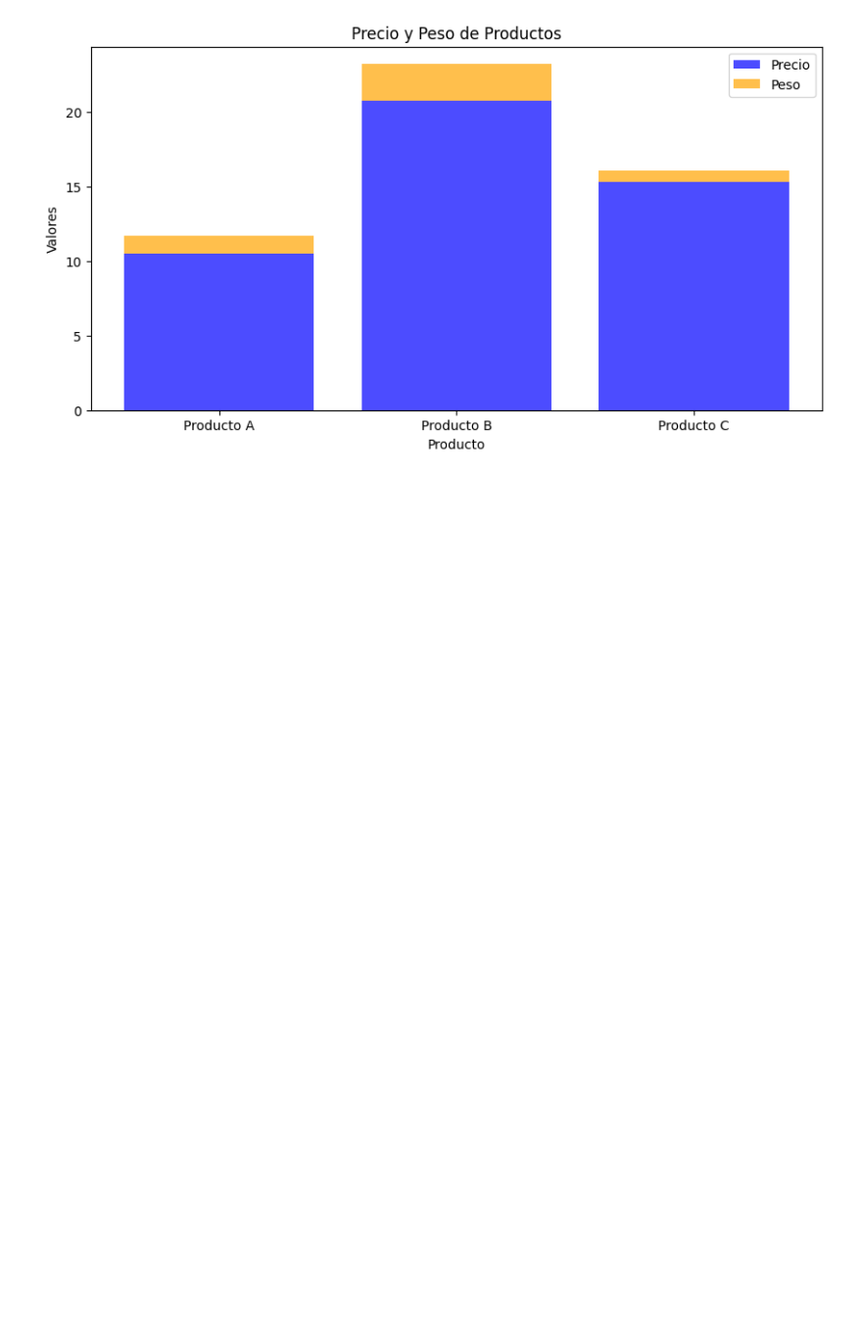
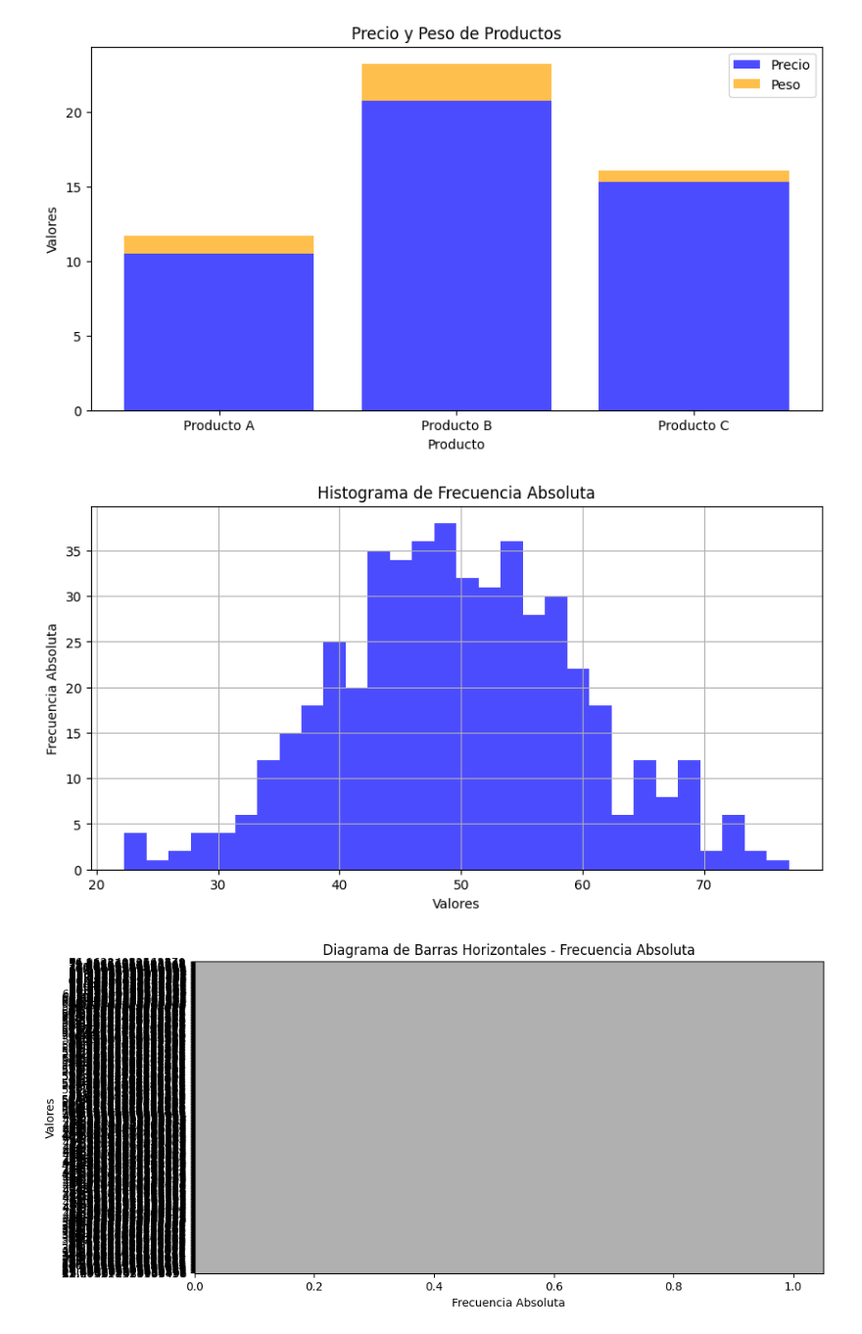
Before and after one commit to MoonAguilar/Tablas-de-frecuencias-Verano, a Jupyter notebook: Andycont.ipynb, the cells around one changed output. Shown at 98% size. Saved outputs shown, nothing was run; the diff lists cells and outputs as text; code cells hidden in the pictures; blank space fills up the shorter version.

```diff
--- a/Andycont.ipynb
+++ b/Andycont.ipynb
@@ -30,3 +30,69 @@ plt.show()
 1  Producto B         20.75         3        2.5
 2  Producto C         15.30         8        0.8
 [figure]
+# %%
+import pandas as pd
+import numpy as np
+import matplotlib.pyplot as plt
+
+# Generar 500 datos aleatorios
+np.random.seed(0)  # Para reproducibilidad
+data = np.random.normal(loc=50, scale=10, size=500)  # Datos aleatorios con distribución normal
+
+# Crear un DataFrame
+df = pd.DataFrame(data, columns=['Valores'])
+
+# Calcular frecuencia absoluta
+frecuencia_absoluta = df['Valores'].value_counts().sort_index()
+
+# Calcular frecuencia relativa
+frecuencia_relativa = frecuencia_absoluta / frecuencia_absoluta.sum()
+
+# Calcular frecuencia acumulada
+frecuencia_acumulada = frecuencia_absoluta.cumsum()
+
+# Graficar la frecuencia absoluta usando un histograma
+plt.figure(figsize=(10, 5))
+plt.hist(df['Valores'], bins=30, color='blue', alpha=0.7)
+plt.title('Histograma de Frecuencia Absoluta')
+plt.xlabel('Valores')
+plt.ylabel('Frecuencia Absoluta')
+plt.grid()
+plt.show()
+
+# Graficar la frecuencia absoluta usando un diagrama de barras horizontales
+plt.figure(figsize=(10, 5))
+frecuencia_absoluta.plot(kind='barh', color='orange')
+plt.title('Diagrama de Barras Horizontales - Frecuencia Absoluta')
+plt.xlabel('Frecuencia Absoluta')
+plt.ylabel('Valores')
+plt.grid()
+plt.show()
+
+# Graficar la frecuencia relativa usando un polígono de frecuencia
+plt.figure(figsize=(10, 5))
+plt.plot(frecuencia_relativa.index, frecuencia_relativa.values, marker='o', color='green')
+plt.title('Polígono de Frecuencia Relativa')
+plt.xlabel('Valores')
+plt.ylabel('Frecuencia Relativa')
+plt.grid()
+plt.show()
+
+# Graficar la frecuencia relativa usando un diagrama de pastel
+plt.figure(figsize=(10, 5))
+plt.pie(frecuencia_relativa, labels=frecuencia_relativa.index, autopct='%1.1f%%', startangle=140)
+plt.title('Diagrama de Pastel - Frecuencia Relativa')
+plt.axis('equal')  # Para que el pastel sea circular
+plt.show()
+
+# Graficar la frecuencia acumulada usando la ojiva
+plt.figure(figsize=(10, 5))
+plt.plot(frecuencia_acumulada.index, frecuencia_acumulada.values, marker='o', color='purple')
+plt.title('Ojiva - Frecuencia Acumulada')
+plt.xlabel('Valores')
+plt.ylabel('Frecuencia Acumulada')
+plt.grid()
+plt.show()
+# %% [output]
+[figure, added]
+[figure, added]
```
Also changed, not shown: parts of 1 cell of this notebook.
